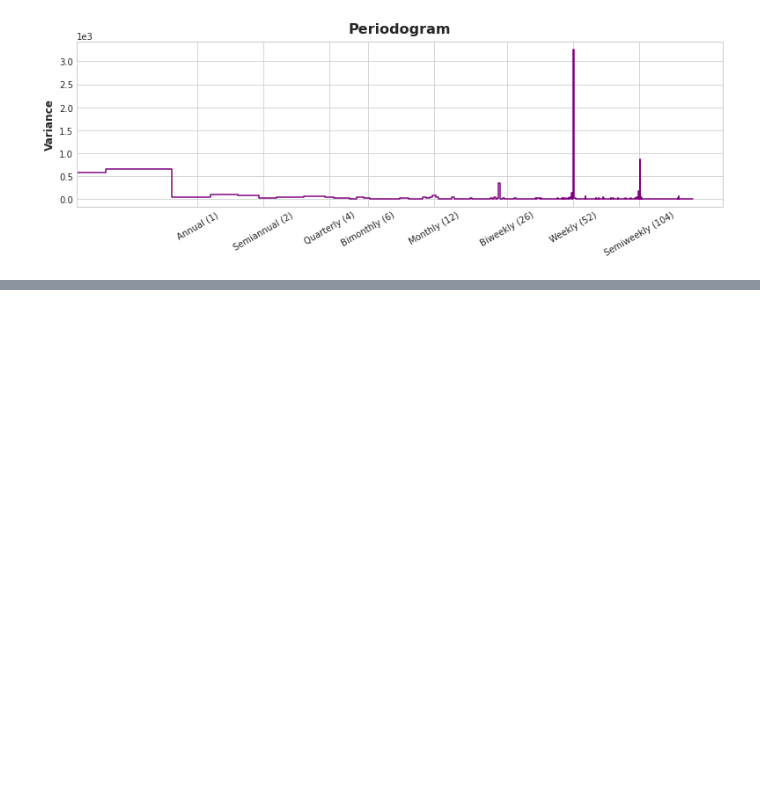
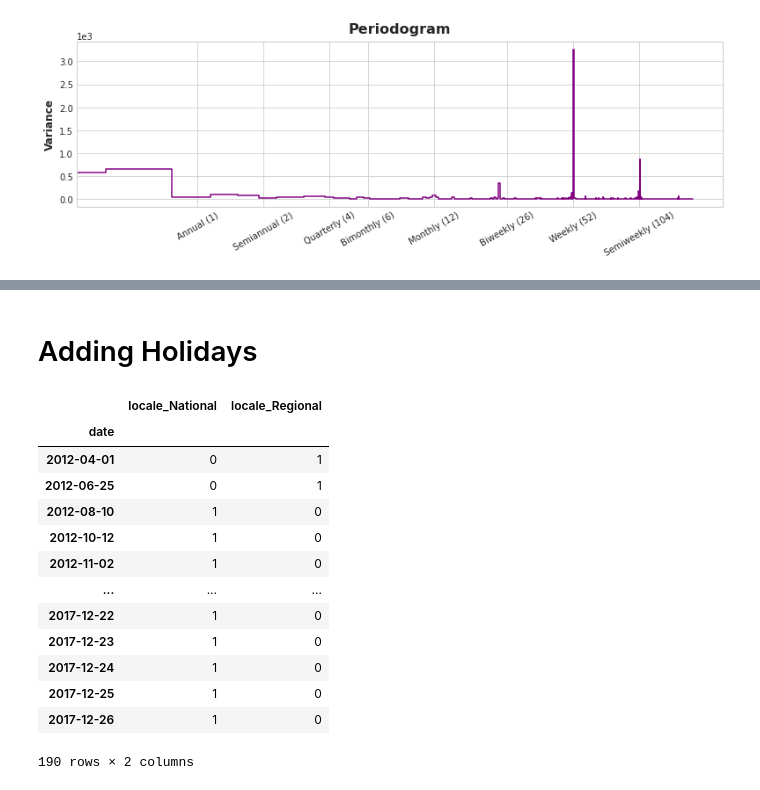
Before and after one commit to taaha/store-sales-forecast, a Jupyter notebook: sale-forecast_1.ipynb, the cells around one changed output, grey strips where cells are left out. Drawn from its saved outputs; the diff is of its cells as text; code cells hidden in the pictures; blank space fills up the shorter version.

```diff
--- a/sale-forecast_1.ipynb
+++ b/sale-forecast_1.ipynb
@@ -276,0 +308,23 @@ X.head()
+# %% [markdown]
+# Adding Holidays
+# %%
+temp = holidays.loc[holidays['transferred'] == False]
+temp = pd.get_dummies(temp, columns=['locale'])
+temp = temp[['locale_National', 'locale_Regional']]
+holidays = temp
+display(holidays)
+# %% [output]
+|  | locale_National | locale_Regional |
+| date |  |  |
+| 2012-04-01 | 0 | 1 |
+| 2012-06-25 | 0 | 1 |
+| 2012-08-10 | 1 | 0 |
+| 2012-10-12 | 1 | 0 |
+| 2012-11-02 | 1 | 0 |
+| ... | ... | ... |
+| 2017-12-22 | 1 | 0 |
+| 2017-12-23 | 1 | 0 |
+| 2017-12-24 | 1 | 0 |
+| 2017-12-25 | 1 | 0 |
+| 2017-12-26 | 1 | 0 |
+190 rows × 2 columns
```
Also changed, not shown: parts of 3 cells of this notebook.
